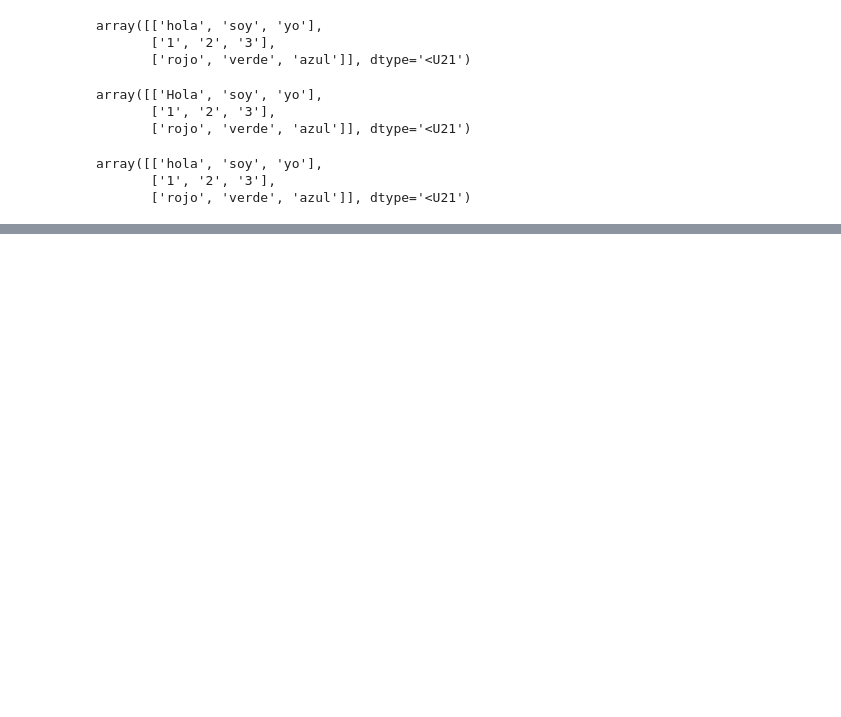
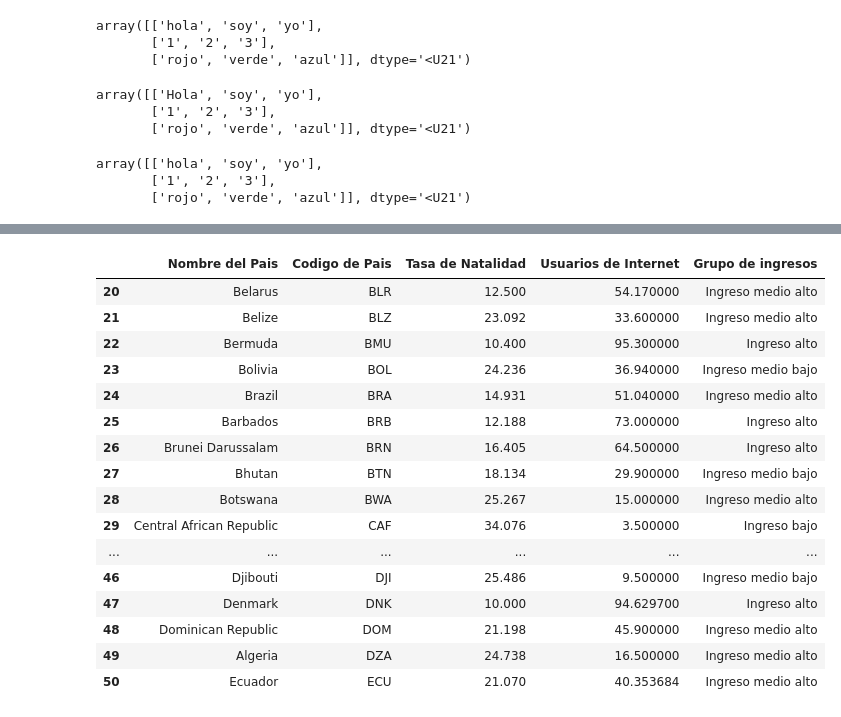
Before and after one commit to Marru73/Ejercicios-Python, a Jupyter notebook: CERTIFICADO IBM/Pruebas_Ibm.ipynb, the cells around one changed output, grey strips where cells are left out. Cells and saved outputs as stored; diff of their text form; code cells hidden in the pictures; blank space fills up the shorter version.

```diff
--- a/CERTIFICADO IBM/Pruebas_Ibm.ipynb
+++ b/CERTIFICADO IBM/Pruebas_Ibm.ipynb
@@ -128,0 +123,3 @@ Hola mundo!!!
+# %%
+datos = pd.read_csv('H:\\Curso IBM sobre IA\\Archivos para Data Science\\DatosDemograficos.csv')
+datos
@@ -128,0 +253,20 @@ Hola mundo!!!
+# %%
+datos[20:51]
+# %% [output]
+|  | Nombre del Pais | Codigo de Pais | Tasa de Natalidad | Usuarios de Internet | Grupo de ingresos |
+| 20 | Belarus | BLR | 12.500 | 54.170000 | Ingreso medio alto |
+| 21 | Belize | BLZ | 23.092 | 33.600000 | Ingreso medio alto |
+| 22 | Bermuda | BMU | 10.400 | 95.300000 | Ingreso alto |
+| 23 | Bolivia | BOL | 24.236 | 36.940000 | Ingreso medio bajo |
+| 24 | Brazil | BRA | 14.931 | 51.040000 | Ingreso medio alto |
+| 25 | Barbados | BRB | 12.188 | 73.000000 | Ingreso alto |
+| 26 | Brunei Darussalam | BRN | 16.405 | 64.500000 | Ingreso alto |
+| 27 | Bhutan | BTN | 18.134 | 29.900000 | Ingreso medio bajo |
+| 28 | Botswana | BWA | 25.267 | 15.000000 | Ingreso medio alto |
+| 29 | Central African Republic | CAF | 34.076 | 3.500000 | Ingreso bajo |
+| ... | ... | ... | ... | ... | ... |
+| 46 | Djibouti | DJI | 25.486 | 9.500000 | Ingreso medio bajo |
+| 47 | Denmark | DNK | 10.000 | 94.629700 | Ingreso alto |
+| 48 | Dominican Republic | DOM | 21.198 | 45.900000 | Ingreso medio alto |
+| 49 | Algeria | DZA | 24.738 | 16.500000 | Ingreso medio alto |
+| 50 | Ecuador | ECU | 21.070 | 40.353684 | Ingreso medio alto |
```
Also changed, not shown: parts of 34 cells of this notebook, 1 other file.
